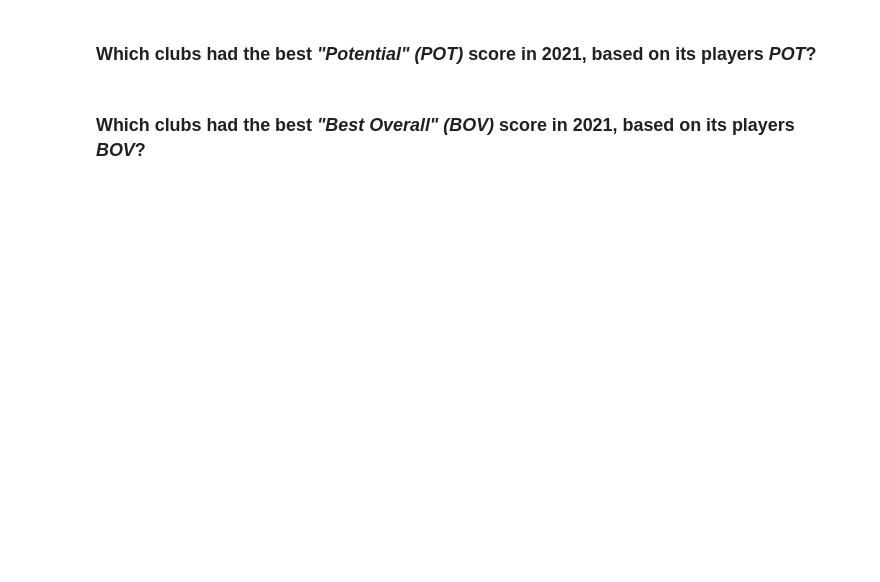
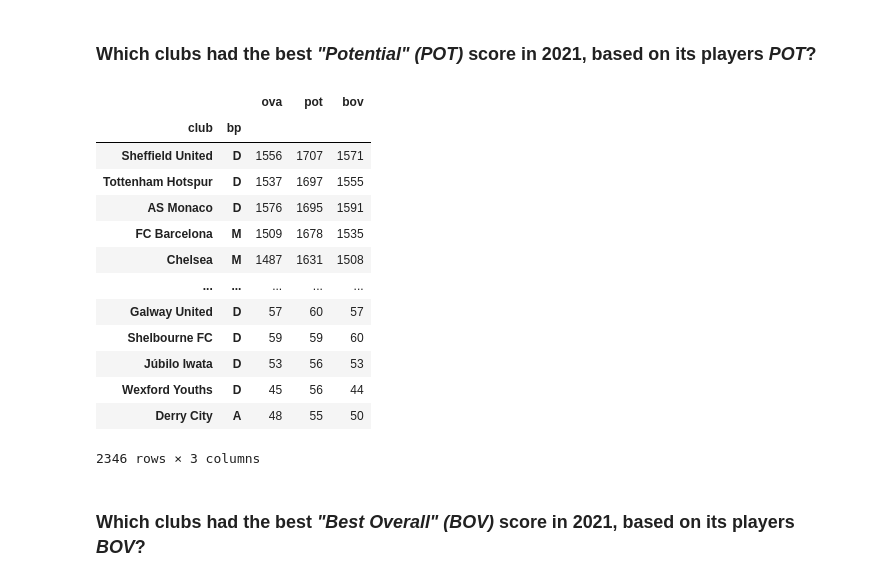
Before and after one commit to dplazau/ironhack-bootcamp, a Jupyter notebook: projects/fifa-moneyball-project/index.ipynb, the cells around one changed output. Cells and saved outputs as stored; diff of their text form; code cells hidden in the pictures; blank space fills up the shorter version.

```diff
--- a/projects/fifa-moneyball-project/index.ipynb
+++ b/projects/fifa-moneyball-project/index.ipynb
@@ -50,0 +172,6 @@ df["contract"].apply(contract_interval).apply(lambda x: int(x) >= 2021)
+# %%
+df["bp"] = df["bp"].apply(macro_positions)
+# %%
+df["position"] = df["position"].apply(qty_possible_positions)
+# %%
+df.rename(columns={'position': 'pos_variants'}, inplace=True)
@@ -50,0 +195,2 @@ df["contract"].apply(contract_interval).apply(lambda x: int(x) >= 2021)
+# %%
+df[["value", "wage", "release_clause"]] = df[["value", "wage", "release_clause"]].applymap(currency_to_magnitude)
@@ -67,7 +287,22 @@ df[["club", "ova", "pot", "bov"]].groupby(by="club").sum().sort_values(by="ova",
 # %% [markdown]
 ### Which clubs had the best ***"Potential" (POT)*** score in 2021, based on its players ***POT***?
 # %%
-df[["club", "ova", "pot", "bov"]].groupby(by="club").sum().sort_values(by="pot", ascending=False).head(5)
+df[["club", "ova", "pot", "bov", "bp"]].groupby(by=["club", "bp"]).sum().sort_values(by="pot", ascending=False)
+# %% [output]
+|  |  | ova | pot | bov |
+| club | bp |  |  |  |
+| Sheffield United | D | 1556 | 1707 | 1571 |
+| Tottenham Hotspur | D | 1537 | 1697 | 1555 |
+| AS Monaco | D | 1576 | 1695 | 1591 |
+| FC Barcelona | M | 1509 | 1678 | 1535 |
+| Chelsea | M | 1487 | 1631 | 1508 |
+| ... | ... | ... | ... | ... |
+| Galway United | D | 57 | 60 | 57 |
+| Shelbourne FC | D | 59 | 59 | 60 |
+| Júbilo Iwata | D | 53 | 56 | 53 |
+| Wexford Youths | D | 45 | 56 | 44 |
+| Derry City | A | 48 | 55 | 50 |
+2346 rows × 3 columns
 # %% [markdown]
 ### Which clubs had the best ***"Best Overall" (BOV)*** score in 2021, based on its players ***BOV***?
 # %%
```
Also changed, not shown: parts of 23 cells of this notebook.
